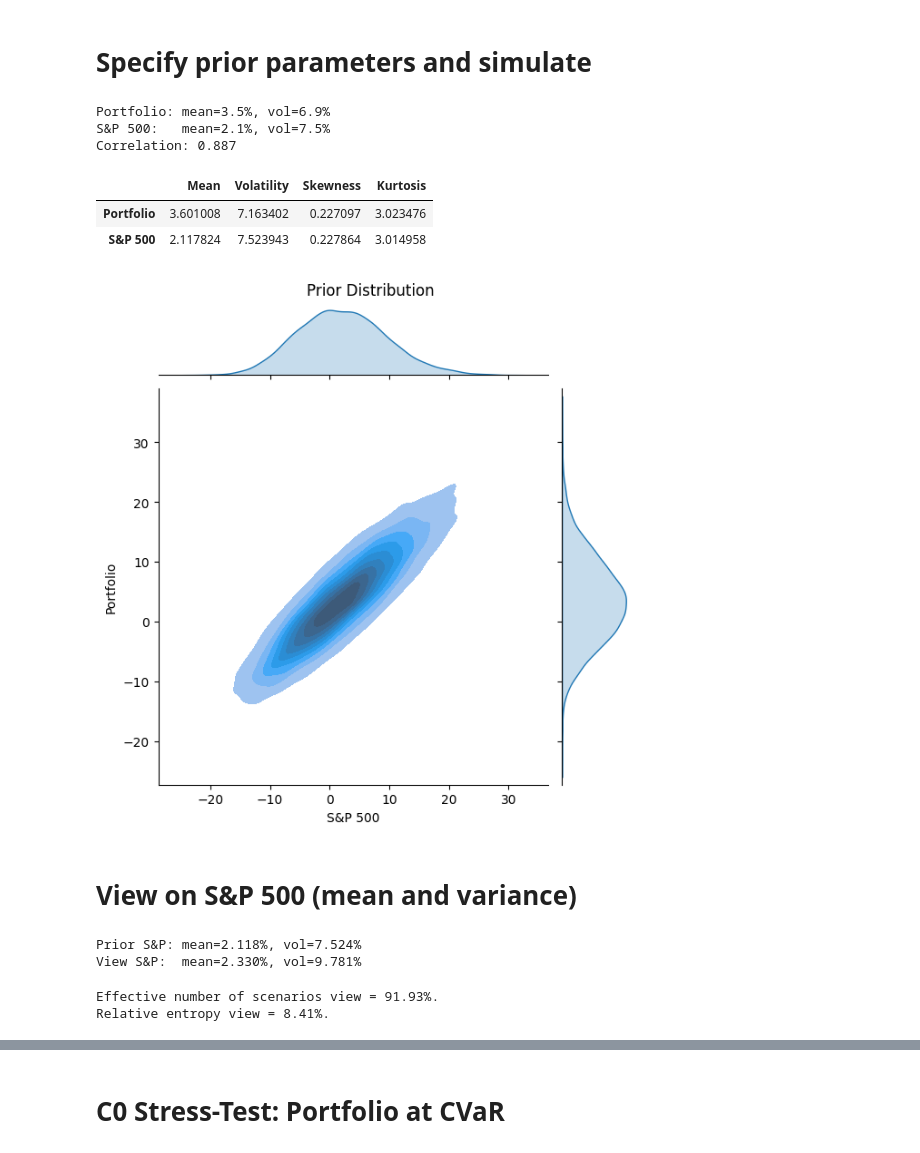
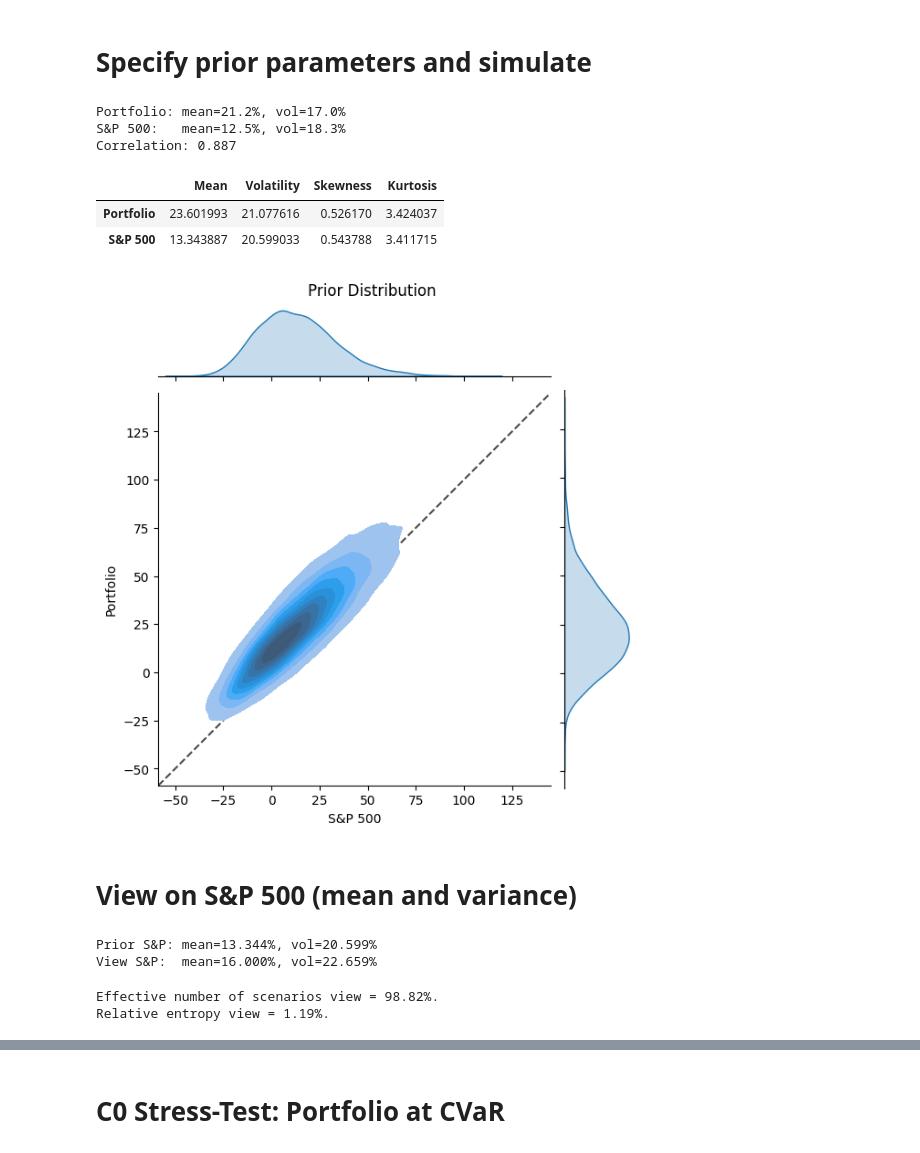
Before and after one commit to galamboslajos/Finance-Working-Files, a Jupyter notebook: Investments_2026/PortfolioStressTest.ipynb, the cells around one changed output, grey strips where cells are left out. Cells and saved outputs as stored; diff of their text form; code cells hidden in the pictures.

```diff
--- a/Investments_2026/PortfolioStressTest.ipynb
+++ b/Investments_2026/PortfolioStressTest.ipynb
@@ -82,7 +64,7 @@ portfolio_return = R_investable @ exposures
 # Specify prior parameters and simulate
 # %%
 # Annualize for simulation (H = 252 trading days)
-H = 42
+H = 252
 
 # Stack portfolio and benchmark for 2-asset analysis
 returns_2d = np.column_stack([portfolio_return, R_benchmark])
@@ -95,8 +77,8 @@ print(f"Portfolio: mean={means[0]*100:.1f}%, vol={vols[0]*100:.1f}%")
 print(f"S&P 500:   mean={means[1]*100:.1f}%, vol={vols[1]*100:.1f}%")
 print(f"Correlation: {corr[0,1]:.3f}")
 # %% [output]
-Portfolio: mean=3.5%, vol=6.9%
-S&P 500:   mean=2.1%, vol=7.5%
+Portfolio: mean=21.2%, vol=17.0%
+S&P 500:   mean=12.5%, vol=18.3%
 Correlation: 0.887
 # %%
 # Simulate log-normal returns
@@ -111,28 +93,39 @@ discrete_return = pd.DataFrame(
 ft.simulation_moments(100 * discrete_return)
 # %% [output]
 |  | Mean | Volatility | Skewness | Kurtosis |
-| Portfolio | 3.601008 | 7.163402 | 0.227097 | 3.023476 |
-| S&P 500 | 2.117824 | 7.523943 | 0.227864 | 3.014958 |
+| Portfolio | 23.601993 | 21.077616 | 0.526170 | 3.424037 |
+| S&P 500 | 13.343887 | 20.599033 | 0.543788 | 3.411715 |
 # %%
-# Joint plot - Prior distribution (Figure 7.2.1 equivalent)
-sns.jointplot(data=100 * discrete_return, x='S&P 500', y='Portfolio', kind='kde', fill=True)
+g = sns.jointplot(data=100 * discrete_return, x='S&P 500', y='Portfolio', kind='kde', fill=True)
+
+lims = [
+    min(g.ax_joint.get_xlim()[0], g.ax_joint.get_ylim()[0]),
+    max(g.ax_joint.get_xlim()[1], g.ax_joint.get_ylim()[1])
+]
+g.ax_joint.set_xlim(lims)
+g.ax_joint.set_ylim(lims)
+g.ax_joint.set_aspect('equal')
+
+g.ax_joint.plot(lims, lims, 'k--', alpha=0.7, zorder=0)
+
 plt.suptitle('Prior Distribution', y=1.02)
 plt.show()
 # %% [output]
-[figure, old version]
+[figure, new version]
 # %% [markdown]
 # View on S&P 500 (mean and variance)
 # %%
+p = np.ones((S, 1)) / S
 prior_stats = ft.simulation_moments(discrete_return, p)
 prior_mean_sp = prior_stats['Mean']['S&P 500']
 prior_vol_sp = prior_stats['Volatility']['S&P 500']
 
 print(f"Prior S&P: mean={prior_mean_sp:.3%}, vol={prior_vol_sp:.3%}")
 
-mean_mult = 1.1   # mean
-vol_mult = 1.3    # vol
+mean_mult = 1.2
+vol_mult = 1.1
 
-view_mean = mean_mult * prior_mean_sp
+view_mean = 0.16
 view_vol = vol_mult * prior_vol_sp
 
 print(f"View S&P:  mean={view_mean:.3%}, vol={view_vol:.3%}")
@@ -142,18 +135,17 @@ A = np.vstack((A, discrete_return.values[:, 1]))                    #
 A = np.vstack((A, discrete_return.values[:, 1]**2))
 b = np.array([[1., view_mean, view_vol**2 + view_mean**2]]).T
 # %% [output]
-Prior S&P: mean=2.118%, vol=7.524%
-View S&P:  mean=2.330%, vol=9.781%
+Prior S&P: mean=13.344%, vol=20.599%
+View S&P:  mean=16.000%, vol=22.659%
 # %%
-p = np.ones((S, 1)) / S
 q_view = ft.entropy_pooling(p, A, b)
 relative_entropy_view = q_view.T @ (np.log(q_view) - np.log(p))
 effective_number_scenarios_view = np.exp(-relative_entropy_view)
 print(f'Effective number of scenarios view = {np.round(effective_number_scenarios_view[0, 0] * 100, 2)}%.')
 print(f'Relative entropy view = {np.round(relative_entropy_view[0, 0] * 100, 2)}%.')
 # %% [output]
-Effective number of scenarios view = 91.93%.
-Relative entropy view = 8.41%.
+Effective number of scenarios view = 98.82%.
+Relative entropy view = 1.19%.
 # %%
 # Validate view implementation
 np.round(ft.simulation_moments(100 * discrete_return, p=q_view), 3)
```
Also changed, not shown: parts of 15 cells of this notebook.
